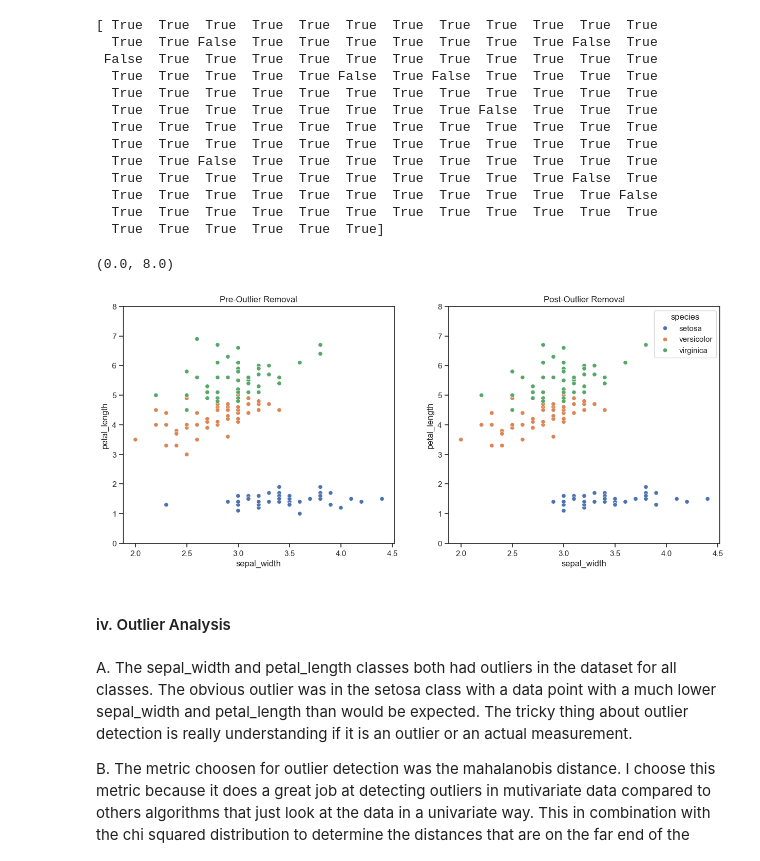
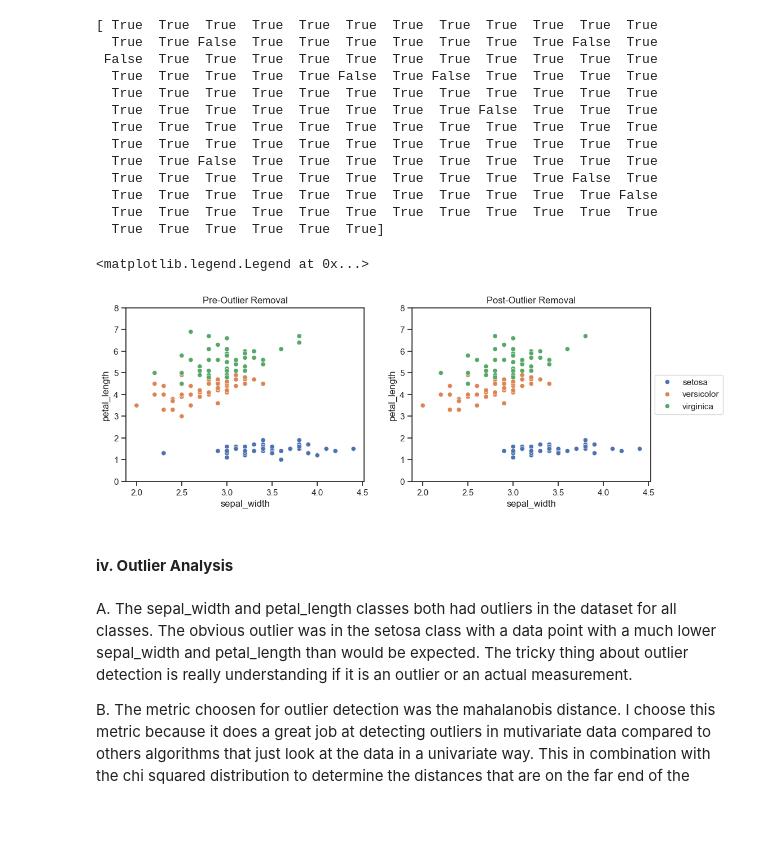
Before and after one commit to zhatz111/Data-Science-Masters, a Jupyter notebook: Algorithms for Data Science/Programming Assignment 1/PA1_Hatzenbeller_Zach.ipynb, the cells around one changed output. Cells and saved outputs as stored; diff of their text form; code cells hidden in the pictures; blank space fills up the shorter version.

```diff
--- a/Algorithms for Data Science/Programming Assignment 1/PA1_Hatzenbeller_Zach.ipynb
+++ b/Algorithms for Data Science/Programming Assignment 1/PA1_Hatzenbeller_Zach.ipynb
@@ -53,7 +53,7 @@ for c1, i in enumerate(classes):
         stats_matrix[0, c2] = min(feature_class)
         stats_matrix[1, c2] = max(feature_class)
         stats_matrix[2, c2] = feature_class.mean()
-        stats_matrix[3, c2] = stats.trim_mean(feature_class, 0.1)
+        stats_matrix[3, c2] = stats.trim_mean(feature_class, 0.15)
         stats_matrix[4, c2] = stats.mstats.trimmed_mean(feature_class)
         stats_matrix[5, c2] = feature_class.std()
         stats_matrix[6, c2] = stats.skew(feature_class)
@@ -408,18 +406,19 @@ data_without_outliers = df.loc[np.array(outliers_list),:]
   True  True  True  True  True  True  True  True  True  True  True  True
   True  True  True  True  True  True]
 # %%
-f, axes = plt.subplots(1, 2, figsize=(15,6))
+f, axes = plt.subplots(1, 2, figsize=(12,4))
 sns.scatterplot(df, x="sepal_width", y="petal_length", hue="species", ax=axes[0], legend=False)
 sns.scatterplot(data_without_outliers, x="sepal_width", y="petal_length", hue="species", ax=axes[1])
 axes[0].set_title("Pre-Outlier Removal")
 axes[1].set_title("Post-Outlier Removal")
 axes[0].set_ylim(0,8)
 axes[1].set_ylim(0,8)
+plt.legend(loc='center left', bbox_to_anchor=(1, 0.5))
 # %% [output]
-(0.0, 8.0)
+<matplotlib.legend.Legend at 0x...>
-[figure, old version]
+[figure, new version]
 # %% [markdown]
-#### iv. Outlier Analysis
+#### **iv. Outlier Analysis**
 # %% [markdown]
 A. The sepal_width and petal_length classes both had outliers in the dataset for all classes. The obvious outlier was in the setosa class with a data point with a much lower sepal_width and petal_length than would be expected. The tricky thing about outlier detection is really understanding if it is an outlier or an actual measurement.
 
```
Also changed, not shown: parts of 50 cells of this notebook, 8 other files.
